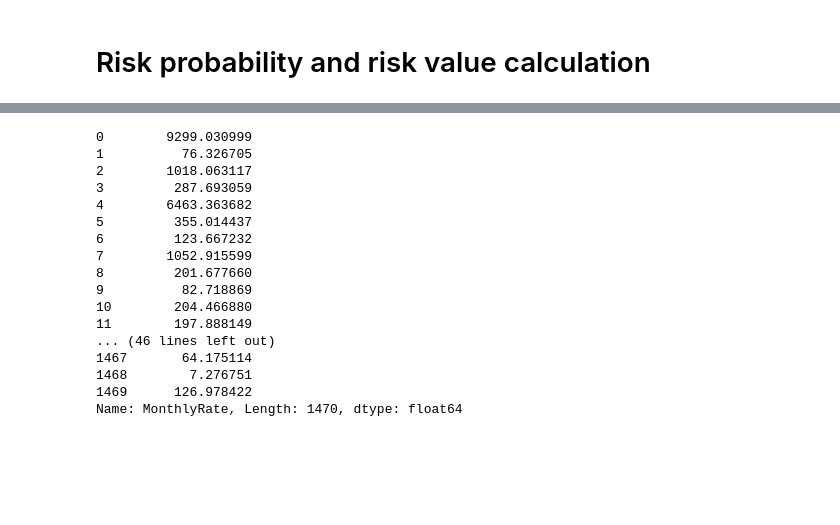
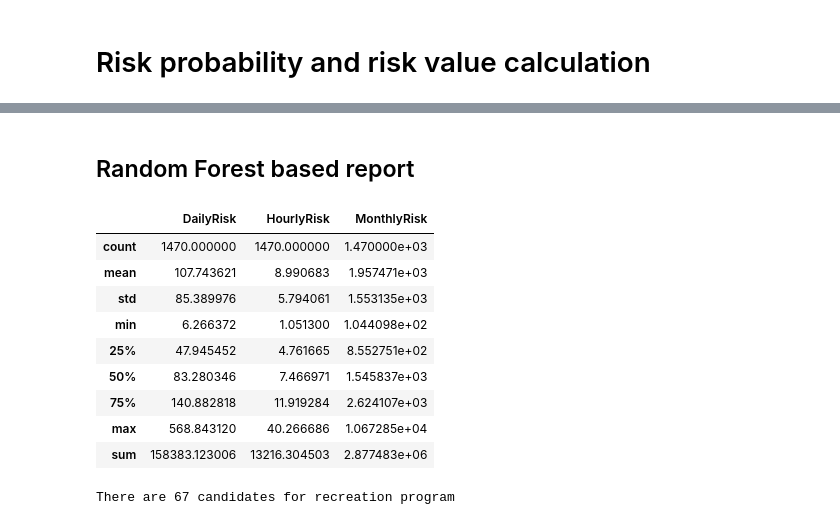
Before and after one commit to fatvlady/risk_analysis_lab, a Jupyter notebook: notebooks/attrition.ipynb, the cells around one changed output, grey strips where cells are left out. Saved outputs shown, nothing was run; the diff lists cells and outputs as text; code cells hidden in the pictures; blank space fills up the shorter version.

```diff
--- a/notebooks/attrition.ipynb
+++ b/notebooks/attrition.ipynb
@@ -690,17 +775,36 @@ class RiskReporter:
     @property
     def monthly_risk(self):
         if not hasattr(self, '__monthly_risk'):
-            self.__monthly_risk = self.probs * data_input.MonthlyRate * self.alpha
+            self.__monthly_risk = self.probs * data_input.MonthlyRate.as_matrix() * self.alpha
         return self.__monthly_risk
 
     @property
     def daily_risk(self):
         if not hasattr(self, '__daily_risk'):
-            self.__daily_risk = self.probs * data_input.DailyRate * self.alpha
+            self.__daily_risk = self.probs * data_input.DailyRate.as_matrix() * self.alpha
         return self.__daily_risk
 
     @property
     def hourly_risk(self):
         if not hasattr(self, '__hourly_risk'):
-            self.__hourly_risk = self.probs * data_input.HourlyRate * self.alpha
+            self.__hourly_risk = self.probs * data_input.HourlyRate.as_matrix() * self.alpha
         return self.__hourly_risk
+
+    @property
+    def report(self):
+        df = pd.DataFrame(data={'MonthlyRisk': self.monthly_risk,
+                                'DailyRisk': self.daily_risk,
+                                'HourlyRisk':self.hourly_risk})
+        desc = df.describe()
+        desc.loc['sum'] = df.sum()
+        display(desc)
+        return df
+
+class RecreationReporter(RiskReporter):
+    def __init__(self, classifier, loss_multiplier=0.5):
+        super().__init__(classifier, loss_multiplier)
+
+    def report_with_candidates(self, n_months, add_cost=1000, success_prob=0.9):
+        rprt = self.report
+        rprt['Candidates'] = (1 + n_months * success_prob) * self.monthly_risk - data_input.MonthlyRate.as_matrix() - add_cost > 0
+        return rprt
@@ -709,20 +811,18 @@ svc_rr = RiskReporter(pp_svc)
-# %%
-svc_rr.monthly_risk
-# %% [output]
-0        9299.030999
-1          76.326705
-2        1018.063117
-3         287.693059
-4        6463.363682
-5         355.014437
-6         123.667232
-7        1052.915599
-8         201.677660
-9          82.718869
-10        204.466880
-11        197.888149
-... (46 lines left out)
-1467       64.175114
-1468        7.276751
-1469      126.978422
-Name: MonthlyRate, Length: 1470, dtype: float64
+# %% [markdown]
+## Random Forest based report
+# %%
+rf_rr = RecreationReporter(rf)
+rf_report = rf_rr.report_with_candidates(3)
+print("There are %d candidates for recreation program" % (rf_report.Candidates.sum()))
+# %% [output]
+|  | DailyRisk | HourlyRisk | MonthlyRisk |
+| count | 1470.000000 | 1470.000000 | 1.470000e+03 |
+| mean | 107.743621 | 8.990683 | 1.957471e+03 |
+| std | 85.389976 | 5.794061 | 1.553135e+03 |
+| min | 6.266372 | 1.051300 | 1.044098e+02 |
+| 25% | 47.945452 | 4.761665 | 8.552751e+02 |
+| 50% | 83.280346 | 7.466971 | 1.545837e+03 |
+| 75% | 140.882818 | 11.919284 | 2.624107e+03 |
+| max | 568.843120 | 40.266686 | 1.067285e+04 |
+| sum | 158383.123006 | 13216.304503 | 2.877483e+06 |
+There are 67 candidates for recreation program
```
Also changed, not shown: parts of 20 cells of this notebook.
